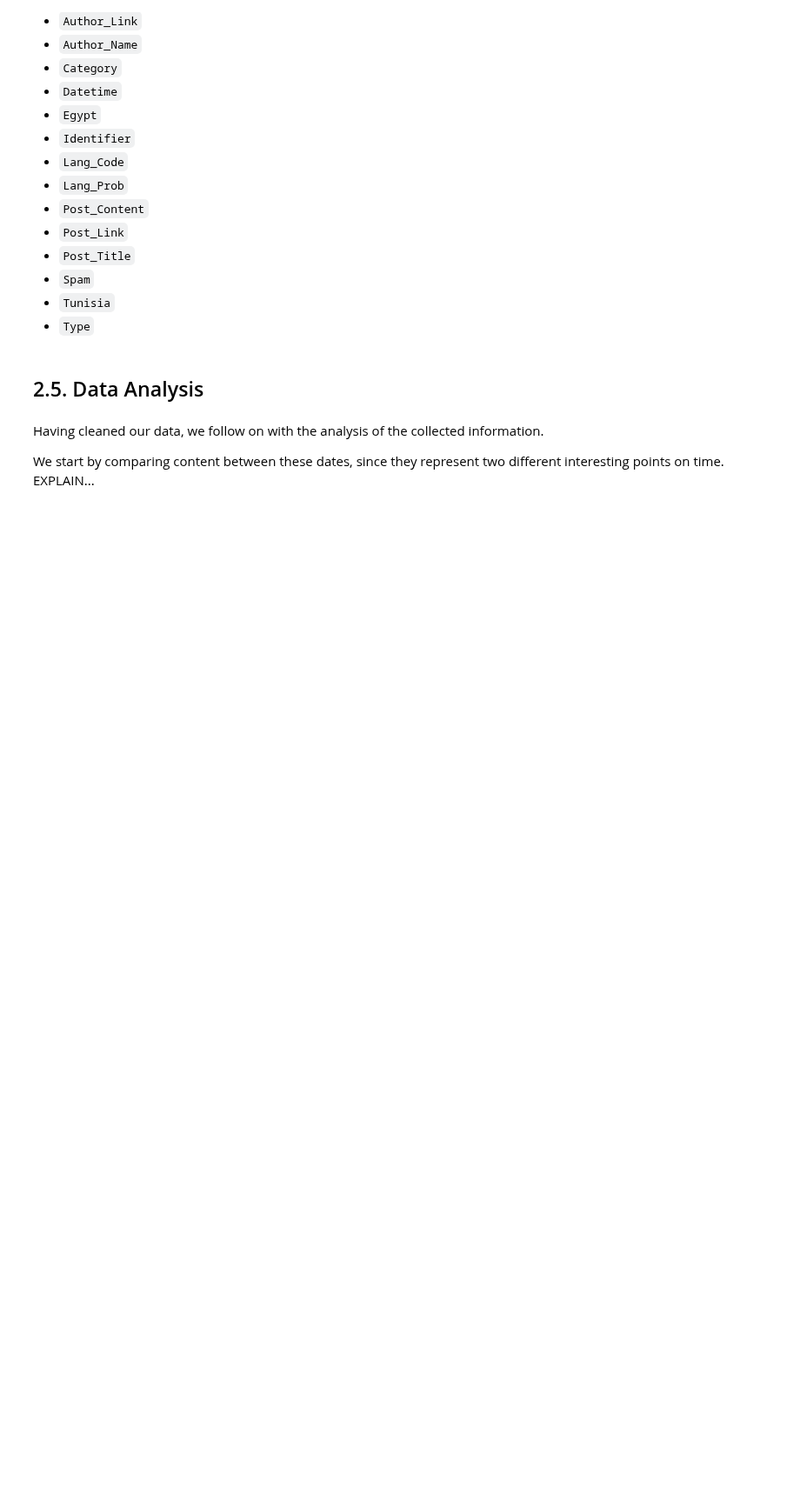
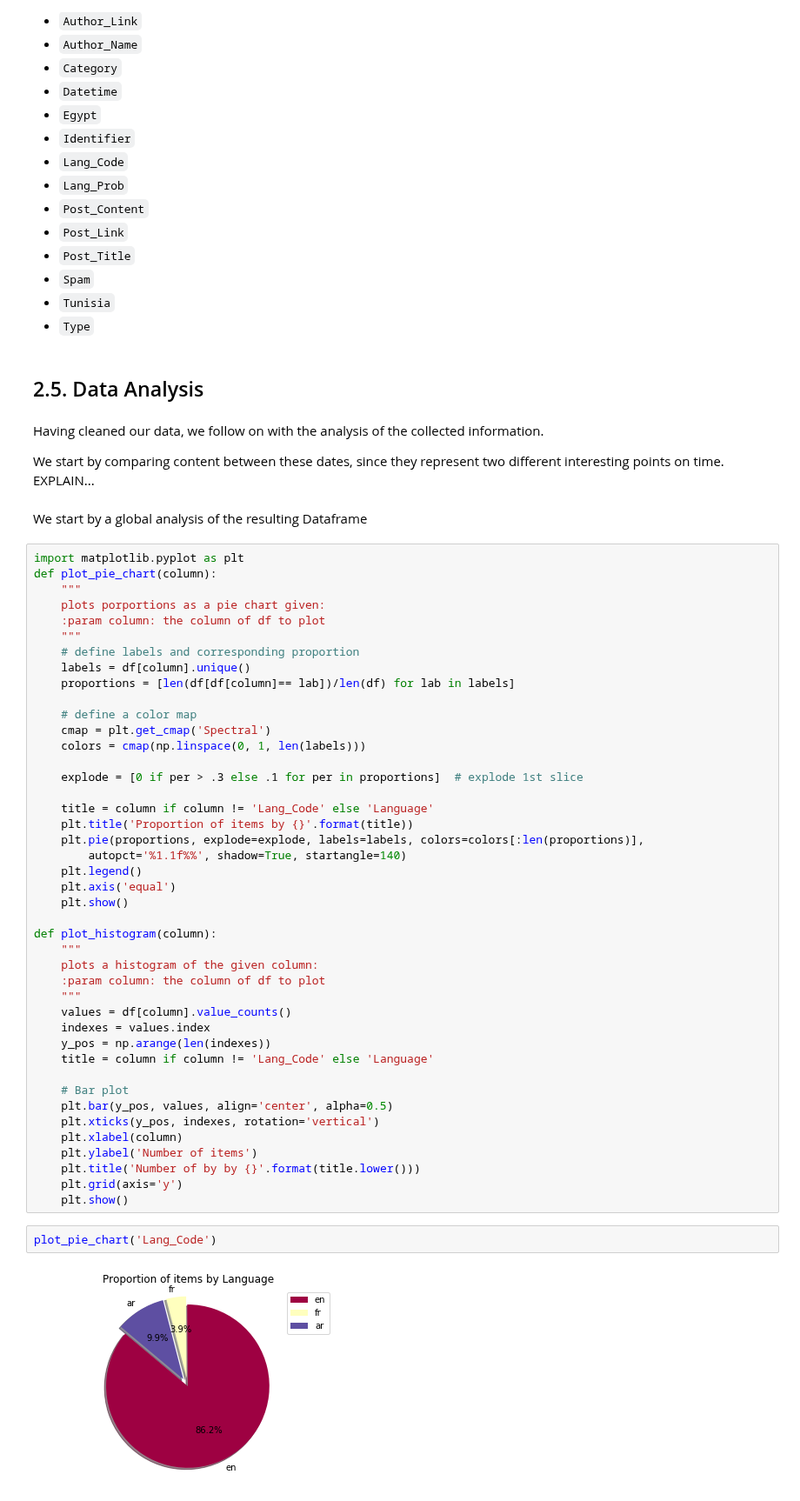
Before and after one commit to KhalilMrini/Revisiting-Arab-Spring, a Jupyter notebook: Project/Project.ipynb, the cells around one changed output. Shown at 87% size. Cells and saved outputs as stored; diff of their text form; blank space fills up the shorter version.

Commit message:
plots

```diff
--- a/Project/Project.ipynb
+++ b/Project/Project.ipynb
@@ -664,3 +647,52 @@ by describing the features in the Data Frame. To do..
 Having cleaned our data, we follow on with the analysis of the collected information.
 
 We start by comparing content between these dates, since they represent two different interesting points on time. EXPLAIN...
+# %% [markdown]
+We start by a global analysis of the resulting Dataframe
+# %%
+import matplotlib.pyplot as plt
+def plot_pie_chart(column):
+    """
+    plots porportions as a pie chart given:
+    :param column: the column of df to plot
+    """
+    # define labels and corresponding proportion
+    labels = df[column].unique()
+    proportions = [len(df[df[column]== lab])/len(df) for lab in labels]
+
+    # define a color map
+    cmap = plt.get_cmap('Spectral')
+    colors = cmap(np.linspace(0, 1, len(labels)))
+
+    explode = [0 if per > .3 else .1 for per in proportions]  # explode 1st slice
+
+    title = column if column != 'Lang_Code' else 'Language'
+    plt.title('Proportion of items by {}'.format(title))
+    plt.pie(proportions, explode=explode, labels=labels, colors=colors[:len(proportions)],
+        autopct='%1.1f%%', shadow=True, startangle=140)
+    plt.legend()
+    plt.axis('equal')
+    plt.show()
+
+def plot_histogram(column):
+    """
+    plots a histogram of the given column:
+    :param column: the column of df to plot
+    """
+    values = df[column].value_counts()
+    indexes = values.index
+    y_pos = np.arange(len(indexes))
+    title = column if column != 'Lang_Code' else 'Language'
+
+    # Bar plot
+    plt.bar(y_pos, values, align='center', alpha=0.5)
+    plt.xticks(y_pos, indexes, rotation='vertical')
+    plt.xlabel(column)
+    plt.ylabel('Number of items')
+    plt.title('Number of by by {}'.format(title.lower()))
+    plt.grid(axis='y')
+    plt.show()
+# %%
+plot_pie_chart('Lang_Code')
+# %% [output]
+[figure, added]
```
Also changed, not shown: parts of 9 cells of this notebook, 1 other file.
